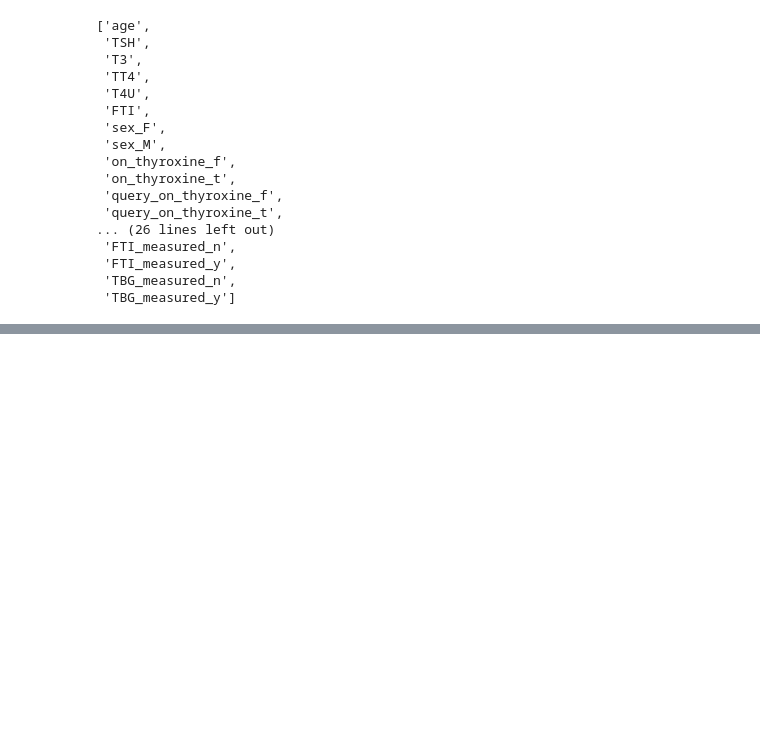
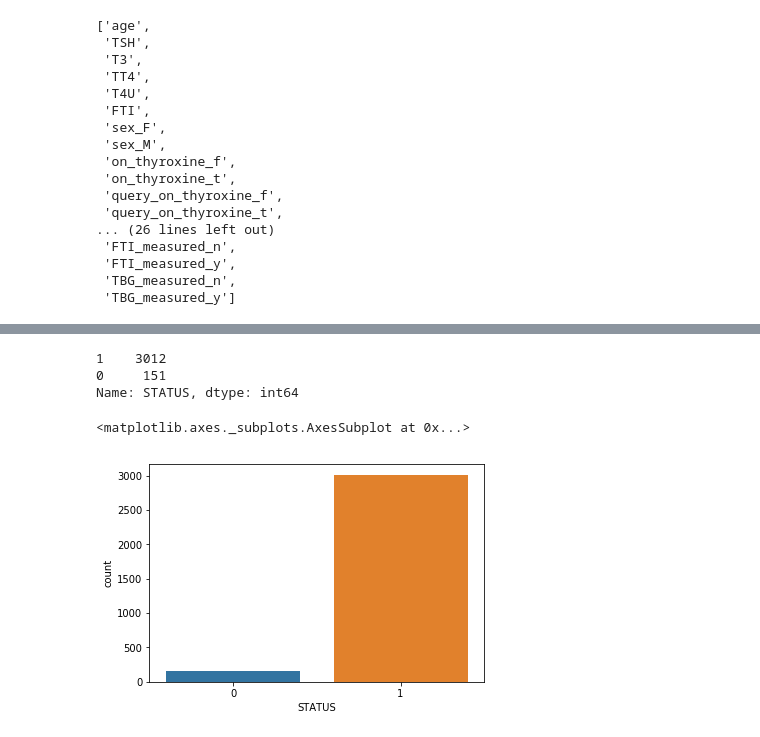
Before and after one commit to EOKELLO/IP-WEEK1-CORE, a Jupyter notebook: Moringa_Data_Science_Core_W8_Independent_Project_2019_07_Elizabeth_Okello_Python_Notebook.ipynb, the cells around one changed output, grey strips where cells are left out. Drawn from its saved outputs; the diff is of its cells as text; code cells hidden in the pictures; blank space fills up the shorter version.

```diff
--- a/Moringa_Data_Science_Core_W8_Independent_Project_2019_07_Elizabeth_Okello_Python_Notebook.ipynb
+++ b/Moringa_Data_Science_Core_W8_Independent_Project_2019_07_Elizabeth_Okello_Python_Notebook.ipynb
@@ -432,0 +602,4 @@ grad_outcome
+# %%
+#we then drop the status column
+cleaned_svm = cleaned_svm.drop('status', axis=1)
+cleaned_svm.head()
@@ -432,0 +613,6 @@ grad_outcome
+# %%
+cleaned_svm = cleaned_svm.drop(['Unnamed: 0'], axis=1)
+# %%
+#we rename status_negative to STATUS
+cleaned_svm.rename(columns={'status_negative': 'STATUS'}, inplace=True)
+cleaned_svm.head(2)
@@ -432,0 +658,19 @@ grad_outcome
+# %%
+#since the data types are categorical we convert it to numerical
+# Creating a list of numerical columns
+numeric=['age', 'TSH', 'T3', 'TT4', 'T4U', 'FTI', 'sex_F', 'sex_M',
+       'on_thyroxine_f', 'on_thyroxine_t', 'query_on_thyroxine_f',
+       'query_on_thyroxine_t', 'on_antithyroid_medication_f',
+       'on_antithyroid_medication_t', 'thyroid_surgery_f', 'thyroid_surgery_t',
+       'query_hypothyroid_f', 'query_hypothyroid_t', 'query_hyperthyroid_f',
+       'query_hyperthyroid_t', 'pregnant_f', 'pregnant_t', 'sick_f', 'sick_t',
+       'tumor_f', 'tumor_t', 'lithium_f', 'lithium_t', 'goitre_f', 'goitre_t',
+       'TSH_measured_n', 'TSH_measured_y', 'T3_measured_n', 'T3_measured_y',
+       'TT4_measured_n', 'TT4_measured_y', 'T4U_measured_n', 'T4U_measured_y',
+       'FTI_measured_n', 'FTI_measured_y', 'TBG_measured_n', 'TBG_measured_y',
+       'STATUS']
+for i in cleaned_svm.columns:
+   if i in numeric:
+     cleaned_svm[i]=pd.to_numeric(cleaned_svm[i])
+   else:
+        cleaned_svm[i]=cleaned_svm[i].astype('category')
@@ -432,0 +710,11 @@ grad_outcome
+# %%
+cleaned_svm['STATUS'].value_counts()
+# %% [output]
+1    3012
+0     151
+Name: STATUS, dtype: int64
+# %%
+sns.countplot(x='STATUS',data=cleaned_svm)
+# %% [output]
+<matplotlib.axes._subplots.AxesSubplot at 0x...>
+[figure, added]
```
Also changed, not shown: parts of 97 cells of this notebook.
